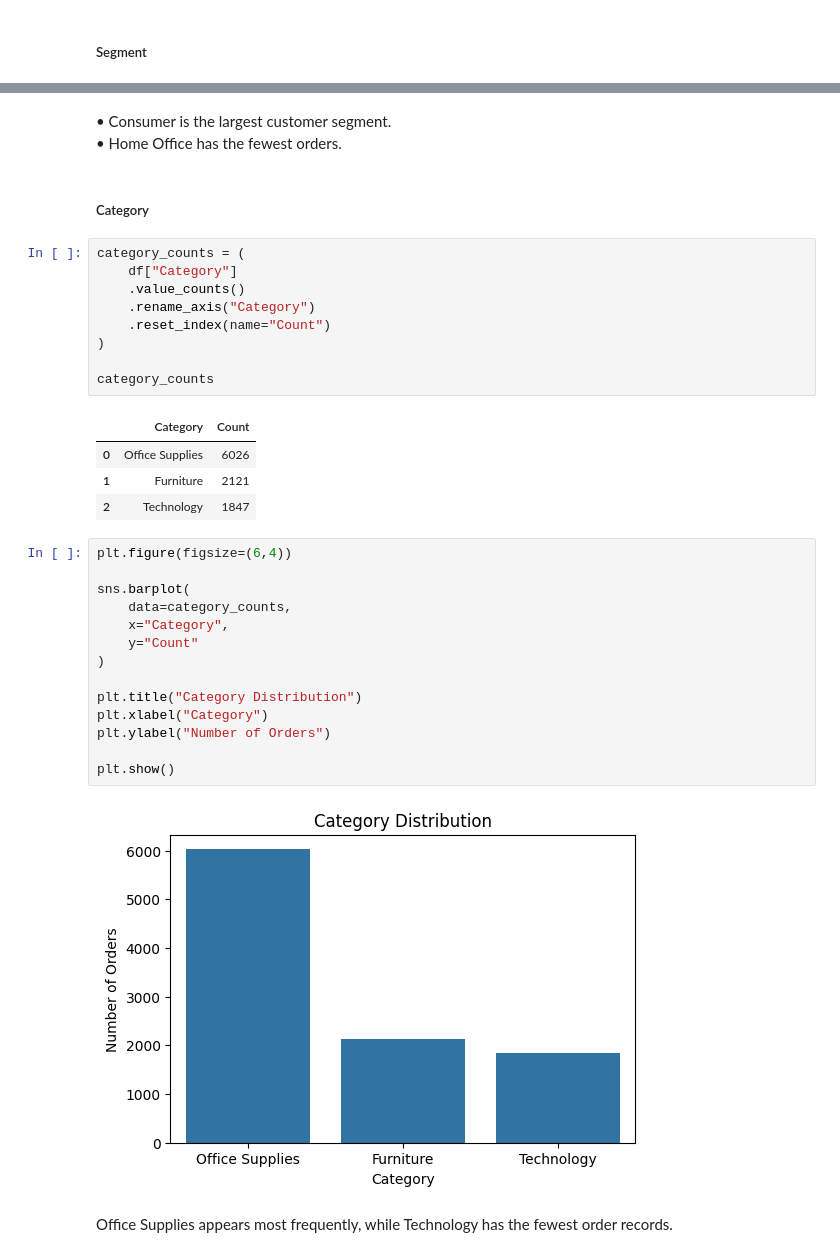
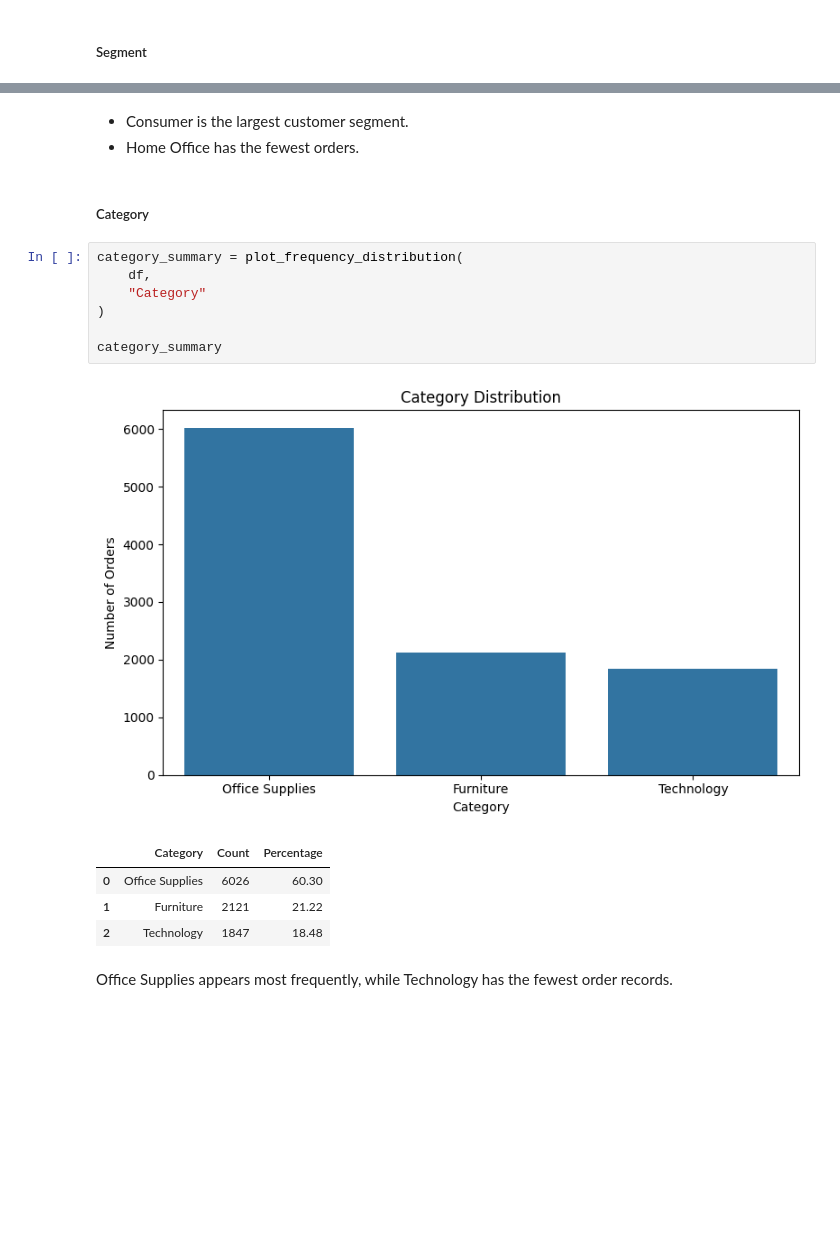
Before and after one commit to Li374/dap1_superstore_sales, a Jupyter notebook: notebooks/03_eda.ipynb, the cells around one changed output, grey strips where cells are left out. Drawn from its saved outputs; the diff is of its cells as text; blank space fills up the shorter version.

```diff
--- a/notebooks/03_eda.ipynb
+++ b/notebooks/03_eda.ipynb
@@ -187,38 +169,21 @@ plt.show()
 # %% [markdown]
-• Consumer is the largest customer segment.<br>
-• Home Office has the fewest orders.
+- Consumer is the largest customer segment.<br>
+- Home Office has the fewest orders.
 # %% [markdown]
 ##### Category
 # %%
-category_counts = (
-    df["Category"]
-    .value_counts()
-    .rename_axis("Category")
-    .reset_index(name="Count")
+category_summary = plot_frequency_distribution(
+    df,
+    "Category"
 )
 
-category_counts
+category_summary
 # %% [output]
+[figure, added]
-|  | Category | Count |
-| 0 | Office Supplies | 6026 |
-| 1 | Furniture | 2121 |
-| 2 | Technology | 1847 |
+|  | Category | Count | Percentage |
+| 0 | Office Supplies | 6026 | 60.30 |
+| 1 | Furniture | 2121 | 21.22 |
+| 2 | Technology | 1847 | 18.48 |
-# %%
-plt.figure(figsize=(6,4))
-
-sns.barplot(
-    data=category_counts,
-    x="Category",
-    y="Count"
-)
-
-plt.title("Category Distribution")
-plt.xlabel("Category")
-plt.ylabel("Number of Orders")
-
-plt.show()
-# %% [output]
-[figure, removed]
 # %% [markdown]
 Office Supplies appears most frequently, while Technology has the fewest order records.
 # %% [markdown]
```
Also changed, not shown: parts of 18 cells of this notebook.
